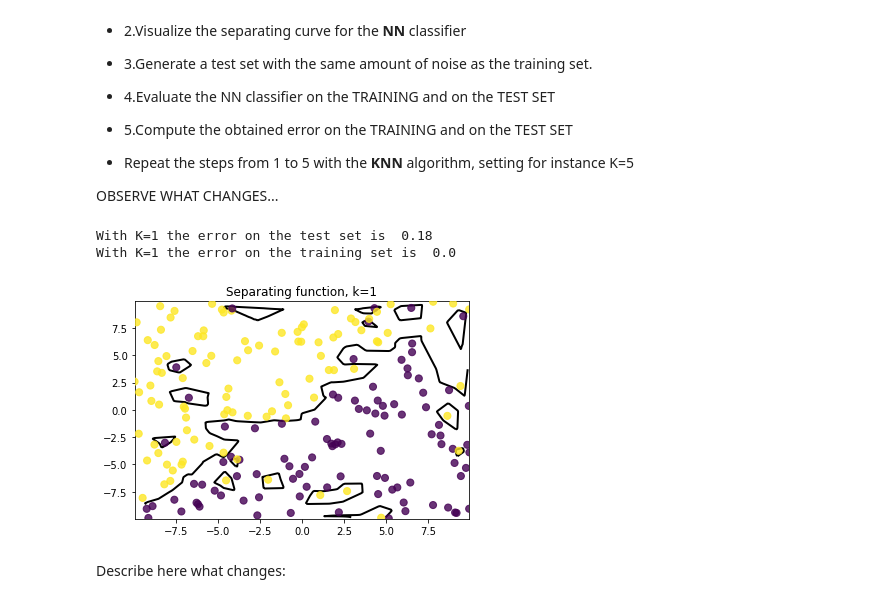
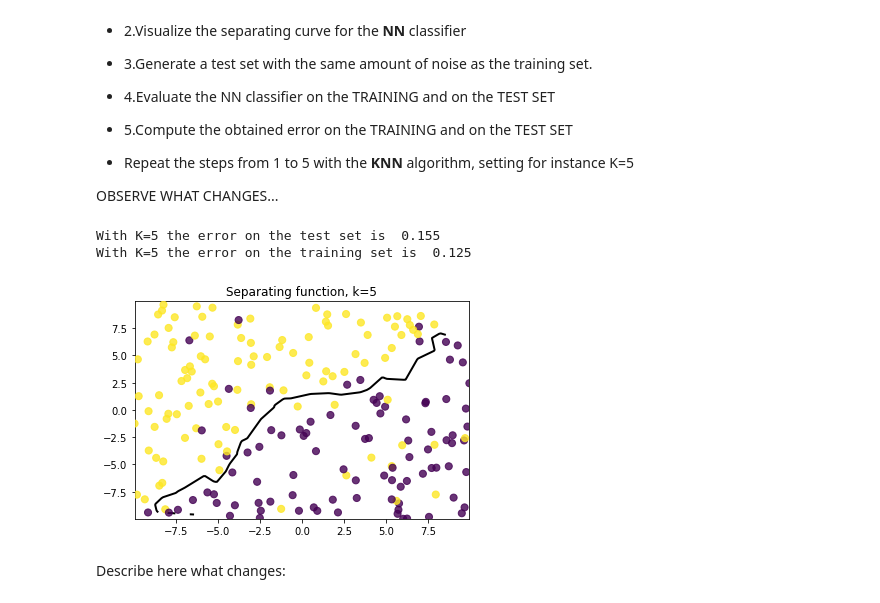
Before and after one commit to invzz/ML_LAB, a Jupyter notebook: lab1_KNN.ipynb, the cells around one changed output. Drawn from its saved outputs; the diff is of its cells as text; code cells hidden in the pictures.

```diff
--- a/lab1_KNN.ipynb
+++ b/lab1_KNN.ipynb
@@ -77,12 +77,24 @@ where
 
 <font color=red>**Optional [NOT EVALUATED]**</font>:
 The `allDistances` function is very inefficient. Can you come up with a faster way to compute the distances between all pairs of points in two matrices?
-# %%
-def fast_allDistances(X1, X2):
-    p1 = np.sum(X1**2, axis=1)[:, np.newaxis]
-    p2 = np.sum(X2**2, axis=1)
-    p3 = -2 * np.dot(X1, X2.T)
-    return np.sqrt(p1+p2+p3)
+# %%
+def fast_allDistances(X1, X2):
+
+
+# size of matrixes
+    M = X1.shape[0]
+    N = X2.shape[0]
+
+# check
+    assert X1.shape[1] == X2.shape[1], f"The number of components for vectors in X1 \
+        { X1.shape[1]} does not match that of B {X2.shape[1]}!"
+
+    A_dots = (X1*X1).sum(axis=1).reshape((M,1))*np.ones(shape=(1,N))
+    B_dots = (X2*X2).sum(axis=1)*np.ones(shape=(M,1))
+    D_squared =  A_dots + B_dots -2*X1.dot(X2.T)
+    zero_mask = np.less(D_squared, 0.0)
+    D_squared[zero_mask] = 0.0
+    return np.sqrt(D_squared)
 # %% [markdown]
 ### Assignment 1: adding noise to the samples
 
@@ -151,7 +163,7 @@ def kNNClassify(Xtr, Ytr, k, Xte):
 
     Ypred = np.zeros(n_test)
 
-    dist = cdist(Xte, Xtr)
+    dist = fast_allDistances(Xte, Xtr)
 
     for idx in range(n_test):
         neigh_indexes = np.argsort(dist[idx, :])[:k]
@@ -265,7 +277,7 @@ Keeping the parameters of the function and the number of points as in the previo
 
 OBSERVE WHAT CHANGES...
 # %%
-def generateDataset(n=200, D=2, low_D=-10, high_D=10, m=1, q=0, noise=0):
+def generateDataset(n=200, D=2, low_D=-10, high_D=10, m=0.9, q=0, noise=0):
 
     X, Y = linearBinaryClass(n, low_D, high_D, m, q)
     if noise > 0:
@@ -273,33 +285,33 @@ def generateDataset(n=200, D=2, low_D=-10, high_D=10, m=1, q=0, noise=0):
 
     return X, Y
 # %%
-k=1
+k=5
 
 # Generate a training set WITH NOISE
 Xtr, Ytr_n = generateDataset(n=200, m=0.9, q=0, noise=10)
 
 # Visualize the separating curve for the NN classifier
 separatingFkNN(Xtr, Ytr_n, k)
 
 # Generate a test set WITH NOISE
 Xte, Yte_n = generateDataset(n=200, m=0.9, q=0, noise=10)
 
 # Evaluate the NN classifier on the TEST SET
 Ypred = kNNClassify(Xtr, Ytr_n, k, Xte)
 
 # Compute the error on the TEST SET
 err = calcError(Ypred, Yte_n)
 
 print("With K={} the error on the test set is ".format(k), err)
 
 # How the classifier perform on the TRAINING SET instead?
 Ypredtr = kNNClassify(Xtr, Ytr_n, k, Xtr)
 errtr = calcError(Ypredtr, Ytr_n)
 print("With K={} the error on the training set is ".format(k), errtr)
 # %% [output]
-With K=1 the error on the test set is  0.18
-With K=1 the error on the training set is  0.0
+With K=5 the error on the test set is  0.155
+With K=5 the error on the training set is  0.125
-[figure, old version]
+[figure, new version]
 # %% [markdown]
 Describe here what changes:
 # %% [markdown]
```
Also changed, not shown: parts of 9 cells of this notebook.
